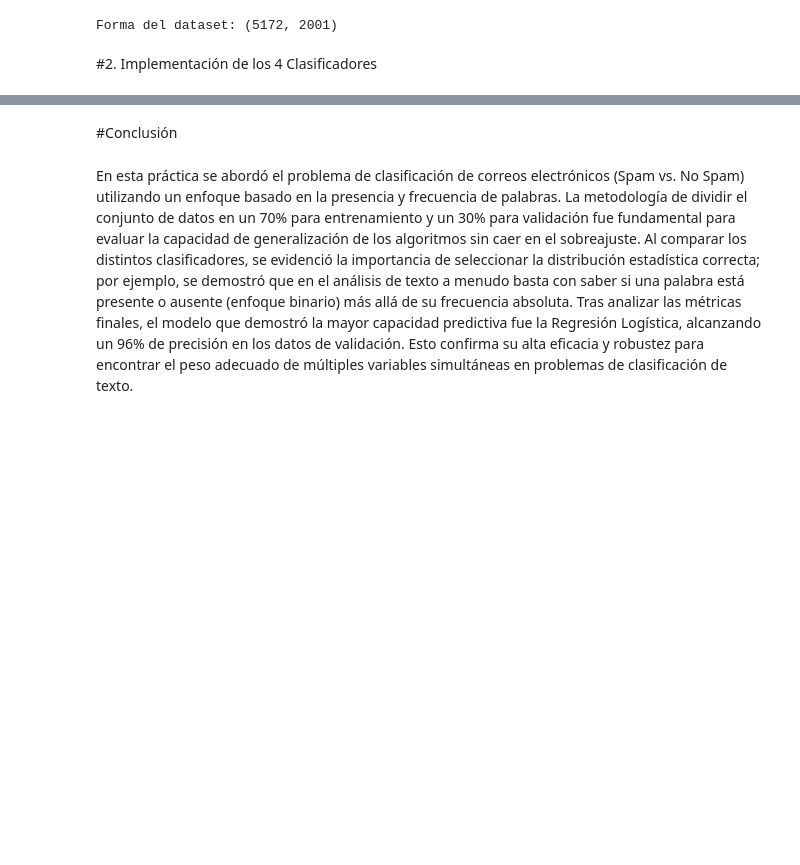
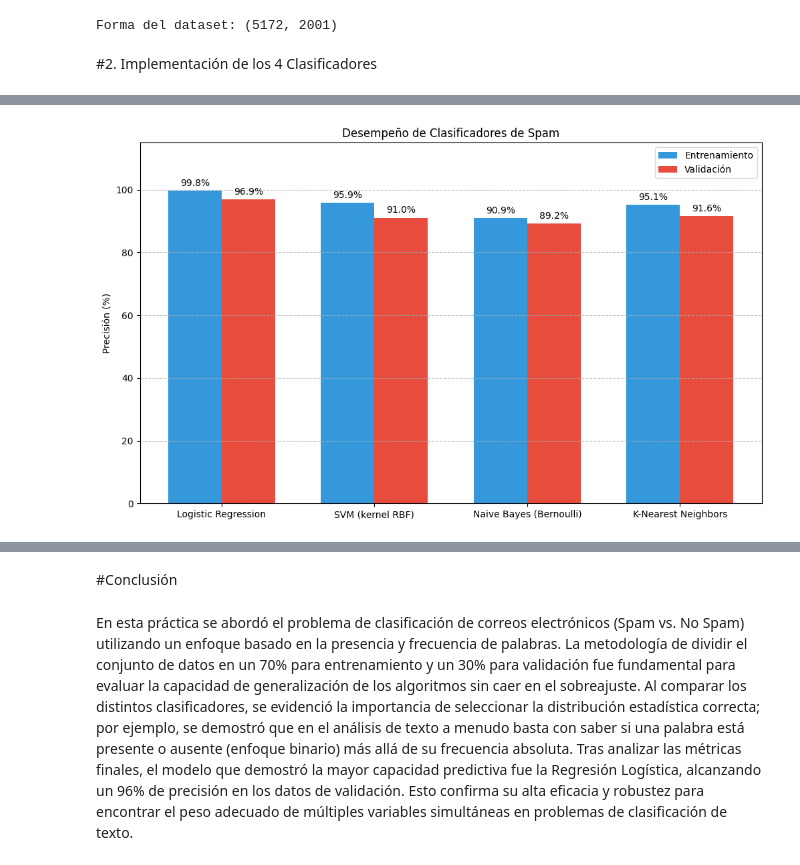
Before and after one commit to axelit19/Algoritmos-de-IA, a Jupyter notebook: dev/Notebooks/24_UNAM_AI_Actividad_Laboratorio_4_5_spam.ipynb, the cells around one changed output, grey strips where cells are left out. Saved outputs shown, nothing was run; the diff lists cells and outputs as text; code cells hidden in the pictures; blank space fills up the shorter version.

```diff
--- a/dev/Notebooks/24_UNAM_AI_Actividad_Laboratorio_4_5_spam.ipynb
+++ b/dev/Notebooks/24_UNAM_AI_Actividad_Laboratorio_4_5_spam.ipynb
@@ -119,31 +132,33 @@ for name, model in models.items():
 # %%
 nombres = []
 train_results = []
 test_results = []
-for nombre, modelo in modelos.items():
+for nombre, modelo in models.items():
     nombres.append(nombre)
     train_results.append(accuracy_score(y_train, modelo.predict(X_train)) * 100)
     test_results.append(accuracy_score(y_test, modelo.predict(X_test)) * 100)
 x = np.arange(len(nombres))
 width = 0.35
 fig, ax = plt.subplots(figsize=(12, 7))
 rects1 = ax.bar(x - width/2, train_results, width, label='Entrenamiento', color='#3498db')
 rects2 = ax.bar(x + width/2, test_results, width, label='Validación', color='#e74c3c')
 ax.set_ylabel('Precisión (%)')
 ax.set_title('Desempeño de Clasificadores de Spam')
 ax.set_xticks(x)
 ax.set_xticklabels(nombres)
 ax.set_ylim(0, 115) # Espacio para las etiquetas
 ax.legend()
 # Función para añadir los porcentajes sobre las barras
 def label_bars(rects):
     for rect in rects:
         height = rect.get_height()
         ax.annotate(f'{height:.1f}%',
                     xy=(rect.get_x() + rect.get_width() / 2, height),
                     xytext=(0, 3), textcoords="offset points",
                     ha='center', va='bottom')
 label_bars(rects1)
 label_bars(rects2)
 plt.grid(axis='y', linestyle='--', alpha=0.7)
 plt.show()
+# %% [output]
+[figure, added]
```
Also changed, not shown: parts of 5 cells of this notebook.
